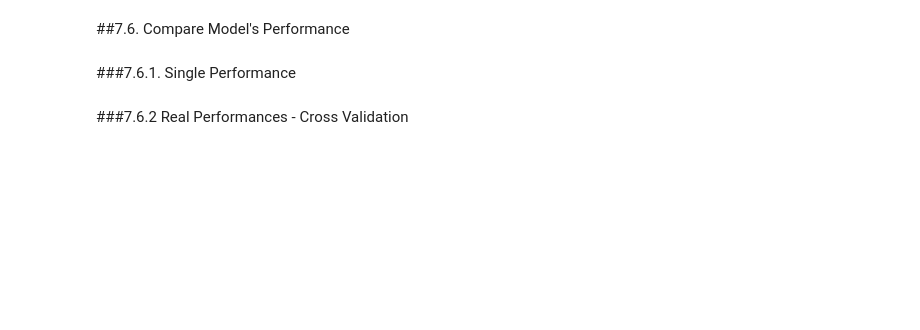
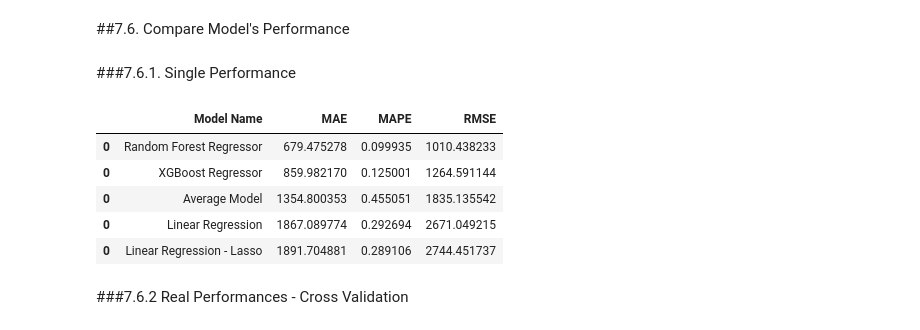
Before and after one commit to michelli-ofig/DataScience_Em_Producao, a Jupyter notebook: m08_v01_store_sales_prediction.ipynb, the cells around one changed output. Cells and saved outputs as stored; diff of their text form; code cells hidden in the pictures; blank space fills up the shorter version.

```diff
--- a/m08_v01_store_sales_prediction.ipynb
+++ b/m08_v01_store_sales_prediction.ipynb
@@ -1345,0 +1385,2 @@ lrr_result_cv
+# %%
+ls_cv = pickle.load(open('/content/drive/MyDrive/Colab Notebooks/DataScience_Em_Producao/parameter/lasso_cv.pkl', 'rb'))
@@ -1360,0 +1406,2 @@ rf_result
+# %%
+rfr = pickle.load(open('/content/drive/MyDrive/Colab Notebooks/DataScience_Em_Producao/parameter/random_forest.pkl', 'rb'))
@@ -1368,0 +1420,2 @@ rf_result_cv
+# %%
+rfr_cv= pickle.load(open('/content/drive/MyDrive/Colab Notebooks/DataScience_Em_Producao/parameter/random_forest_cv.pkl', 'rb'))
@@ -1385,0 +1445,2 @@ xgb_result
+# %%
+xg_boosty= pickle.load(open('/content/drive/MyDrive/Colab Notebooks/DataScience_Em_Producao/parameter/xgboosty.pkl', 'rb'))
@@ -1393,8 +1468,15 @@ xgb_result_cv
 # %% [markdown]
 ###7.6.1. Single Performance
 # %%
-modelling_result = pd.concat([baseline_result, lr_result, lrr_result,rf_result, xgb_result])
+modelling_result = pd.concat([baseline_result, lr_result, ls, rfr, xg_boosty])
 modelling_result.sort_values('RMSE')
+# %% [output]
+|  | Model Name | MAE | MAPE | RMSE |
+| 0 | Random Forest Regressor | 679.475278 | 0.099935 | 1010.438233 |
+| 0 | XGBoost Regressor | 859.982170 | 0.125001 | 1264.591144 |
+| 0 | Average Model | 1354.800353 | 0.455051 | 1835.135542 |
+| 0 | Linear Regression | 1867.089774 | 0.292694 | 2671.049215 |
+| 0 | Linear Regression - Lasso | 1891.704881 | 0.289106 | 2744.451737 |
 # %% [markdown]
 ###7.6.2 Real Performances - Cross Validation
 # %%
```
Also changed, not shown: parts of 60 cells of this notebook.
